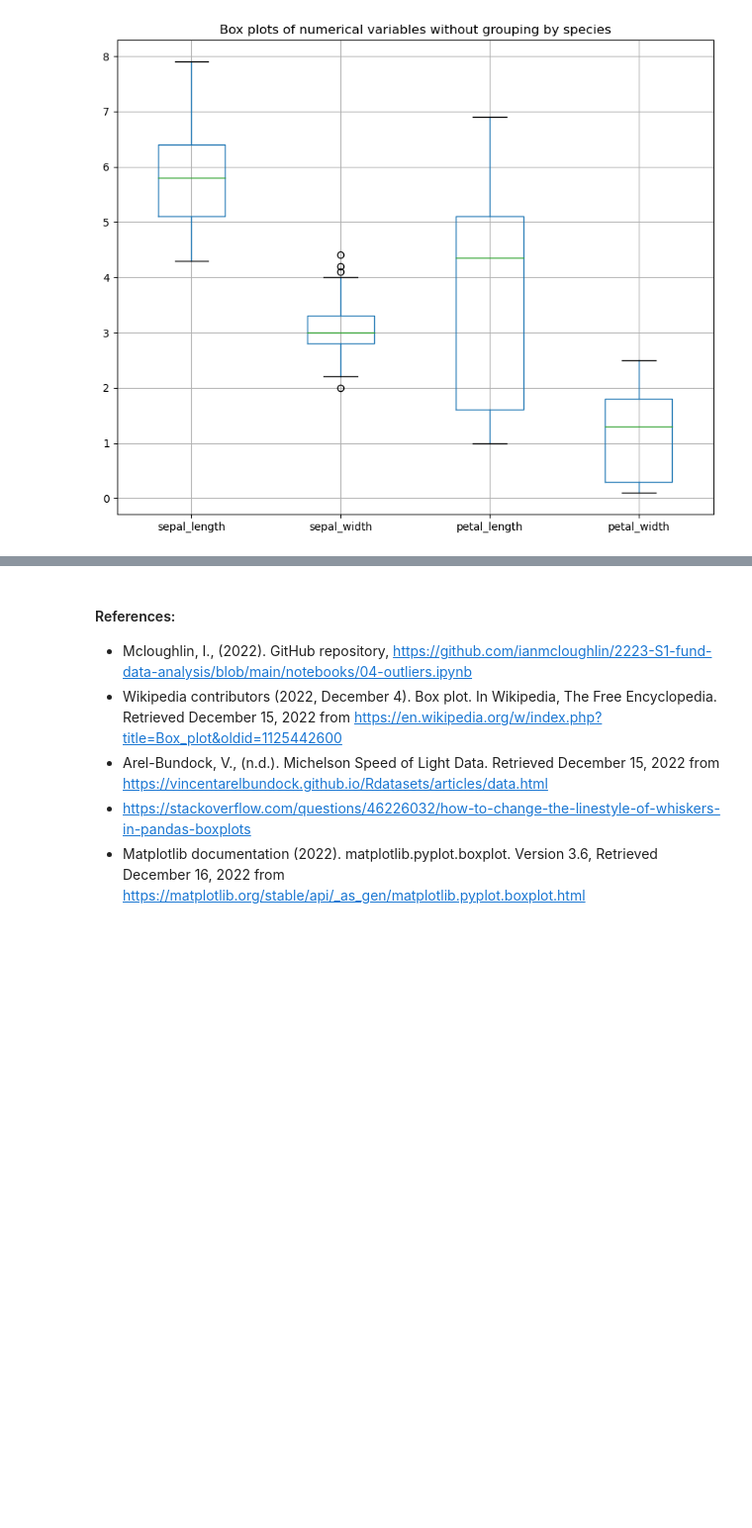
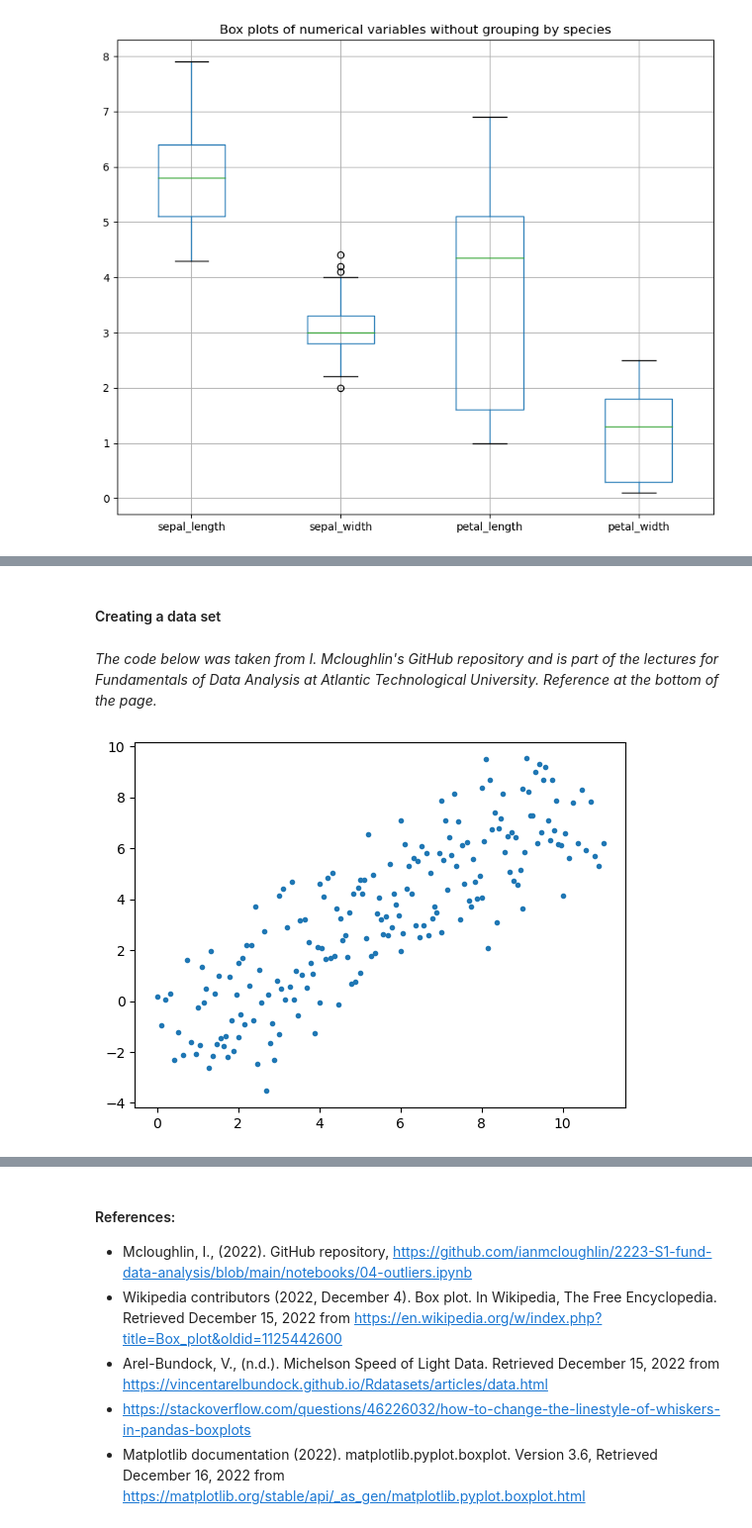
Before and after one commit to Tanja888/funddata-assessment, a Jupyter notebook: practicals/04-outliers-exercises.ipynb, the cells around one changed output, grey strips where cells are left out. Shown at 99% size. Cells and saved outputs as stored; diff of their text form; code cells hidden in the pictures; blank space fills up the shorter version.

```diff
--- a/practicals/04-outliers-exercises.ipynb
+++ b/practicals/04-outliers-exercises.ipynb
@@ -172,0 +170,22 @@ _Adapt the above code and plots so that the overall plot is inversely propertion
+# %% [markdown]
+#### Creating a data set
+# %% [markdown]
+_The code below was taken from I. Mcloughlin's GitHub repository and is part of the lectures for Fundamentals of Data Analysis at Atlantic Technological University. Reference at the bottom of the page._
+# %%
+# Create a series of x vectors.
+xs = np.array([np.linspace(i, i + 2.0, 20) for i in range(10)])
+# %%
+# Create a corresponding series of y vectors.
+ys = np.array([-1.0 * xs[i] + 2 * i for i in range(len(xs))])
+
+# Add some noise.
+ys = ys + np.random.normal(0.0, 1.0, ys.shape)
+# %%
+# Create global list of x and y values.
+x = xs.flatten()
+y = ys.flatten()
+# %%
+# Plot.
+plt.plot(x, y, '.');
+# %% [output]
+[figure, added]
```
Also changed, not shown: parts of 15 cells of this notebook, 1 other file.
